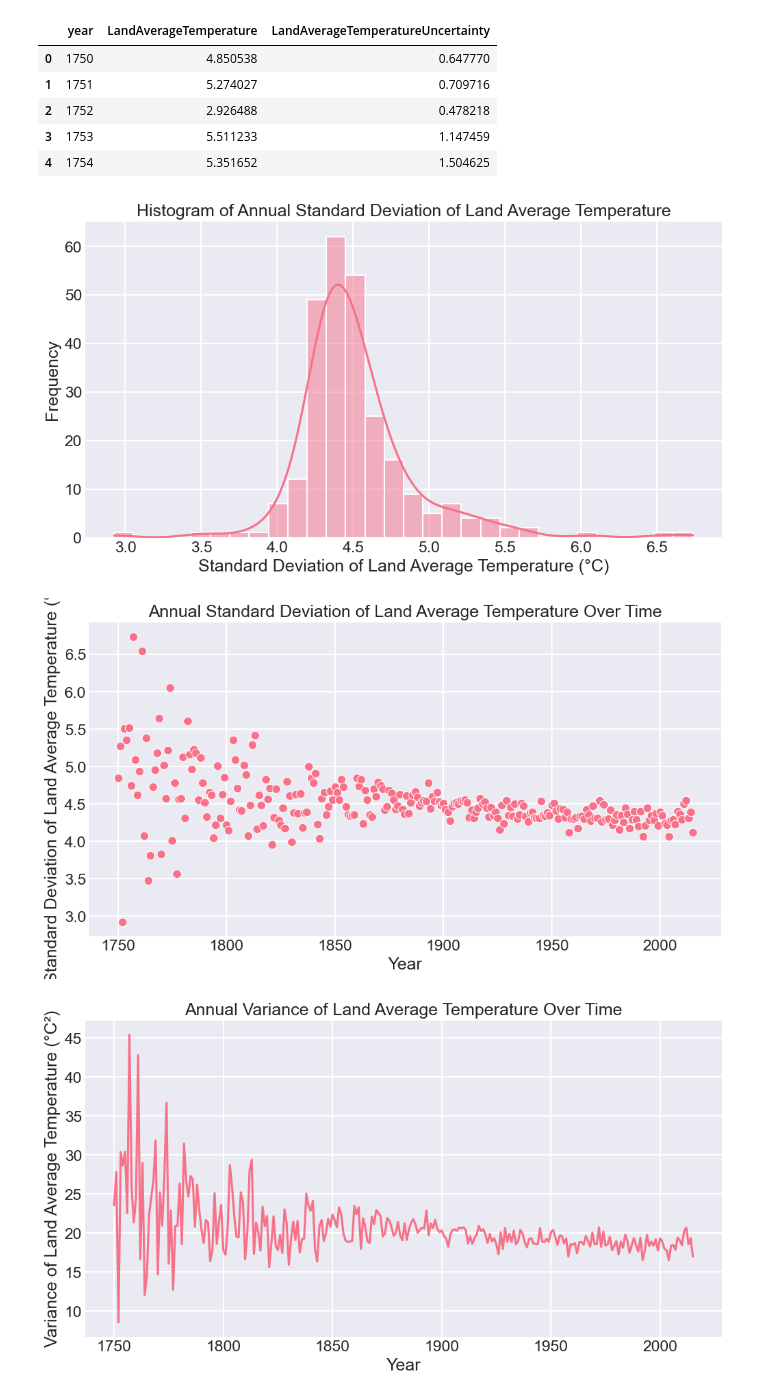
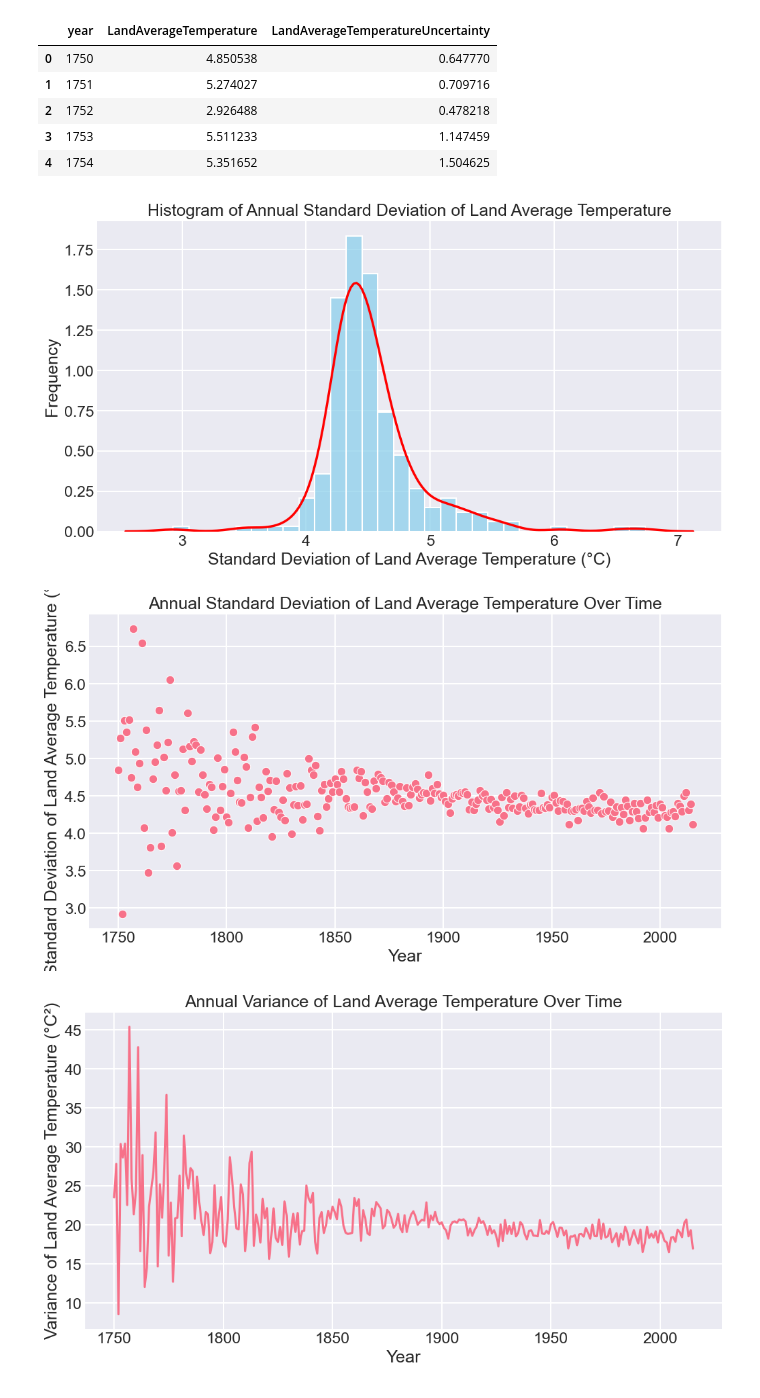
Before and after one commit to OloruntobiOlutola/Applied-Project, a Jupyter notebook: notebooks/app.ipynb, the cells around one changed output. Saved outputs shown, nothing was run; the diff lists cells and outputs as text; code cells hidden in the pictures.

```diff
--- a/notebooks/app.ipynb
+++ b/notebooks/app.ipynb
@@ -282,23 +283,23 @@ annual_std.head()
 # %%
 #plot histogram for annual std dev of land average temperature
 plt.figure(figsize=(12,6))
-sns.histplot(data=annual_std, x='LandAverageTemperature', bins=30, kde
-=True)
+sns.histplot(data=annual_std, x='LandAverageTemperature', bins=30, color='skyblue', alpha=0.7, stat='density')
+sns.kdeplot(data=annual_std, x='LandAverageTemperature', color='red', linewidth=2.5)
 plt.title('Histogram of Annual Standard Deviation of Land Average Temperature')
 plt.xlabel('Standard Deviation of Land Average Temperature (°C)')
 plt.ylabel('Frequency')
 plt.show()
 
 
 #plot std dev against years
 plt.figure(figsize=(12,6))
 sns.scatterplot(data=annual_std, x='year', y='LandAverageTemperature')
 plt.title('Annual Standard Deviation of Land Average Temperature Over Time')
 plt.xlabel('Year')
 plt.ylabel('Standard Deviation of Land Average Temperature (°C)')
 plt.show()
 # %% [output]
-[figure, old version]
+[figure, new version]
 [figure]
 # %%
 # Annual Variance of Land Average Temperature Over Time
```
Also changed, not shown: parts of 6 cells of this notebook.
